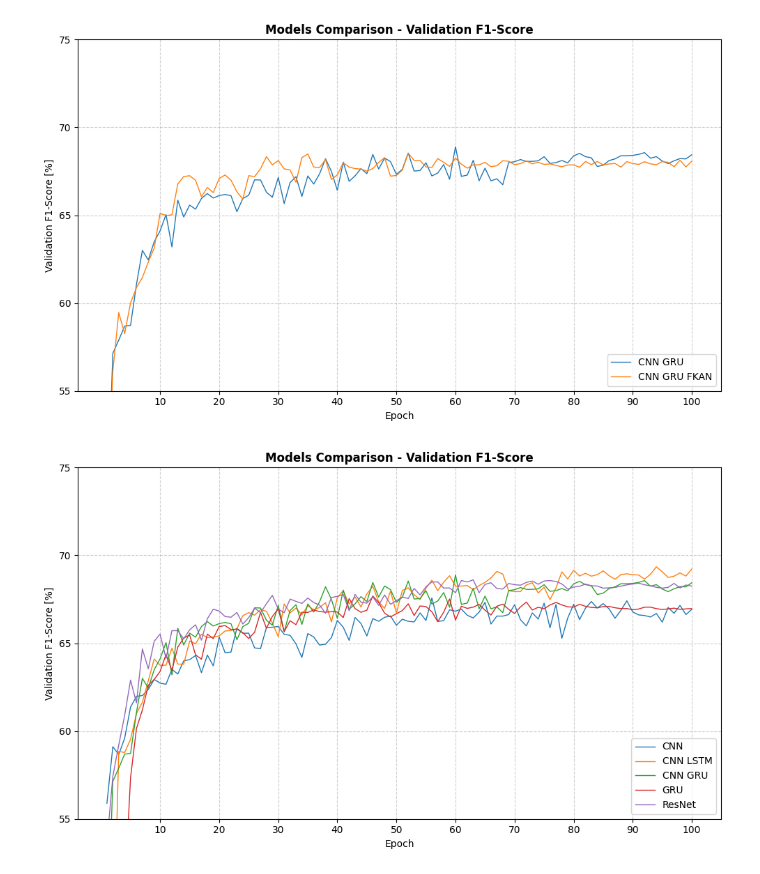
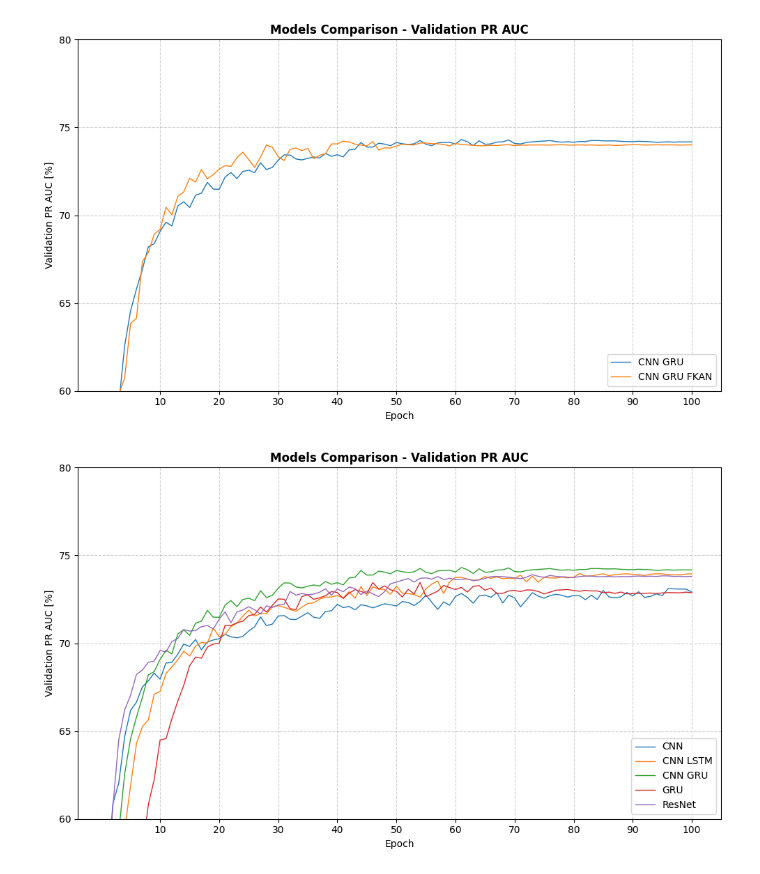
Before and after one commit to JestemPawlem/ECG-Deep-Learning, a Jupyter notebook: experiments/comparison.ipynb, the cells around one changed output. Drawn from its saved outputs; the diff is of its cells as text; code cells hidden in the pictures.

```diff
--- a/experiments/comparison.ipynb
+++ b/experiments/comparison.ipynb
@@ -22,18 +22,18 @@ run_comparison(model_names=['CNN LSTM', 'CNN LSTM FKAN'],
 # %%
 run_comparison(model_names=['CNN GRU', 'CNN GRU FKAN'],
-               metric='f1')
+               metric='pr_auc')
 # %% [output]
-[figure, old version]
+[figure, new version]
 # %%
 model_names = [
     'CNN',
     'CNN LSTM',
     'CNN GRU',
     'GRU',
     'ResNet'
 ]
 
 run_comparison(model_names=model_names,
-               metric='f1')
+               metric='pr_auc')
 # %% [output]
-[figure, old version]
+[figure, new version]
```
Also changed, not shown: parts of 3 cells of this notebook, 11 other files.
